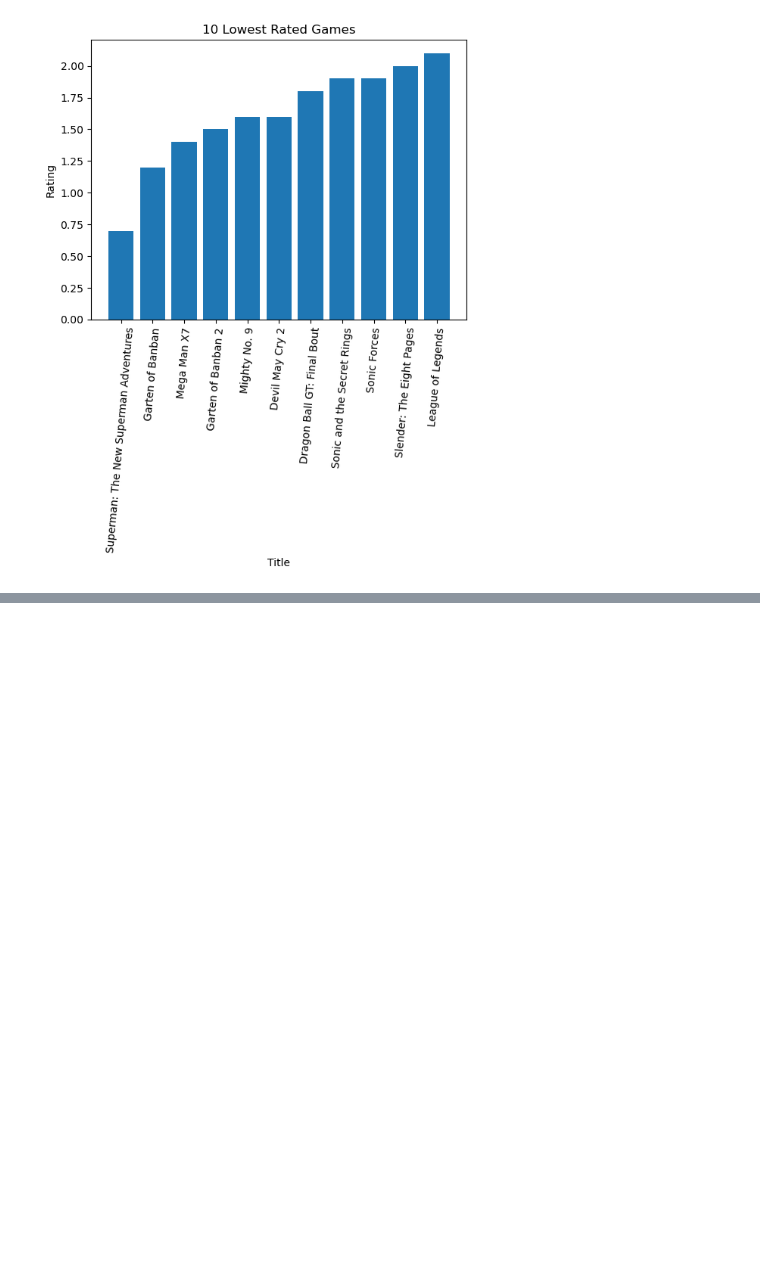
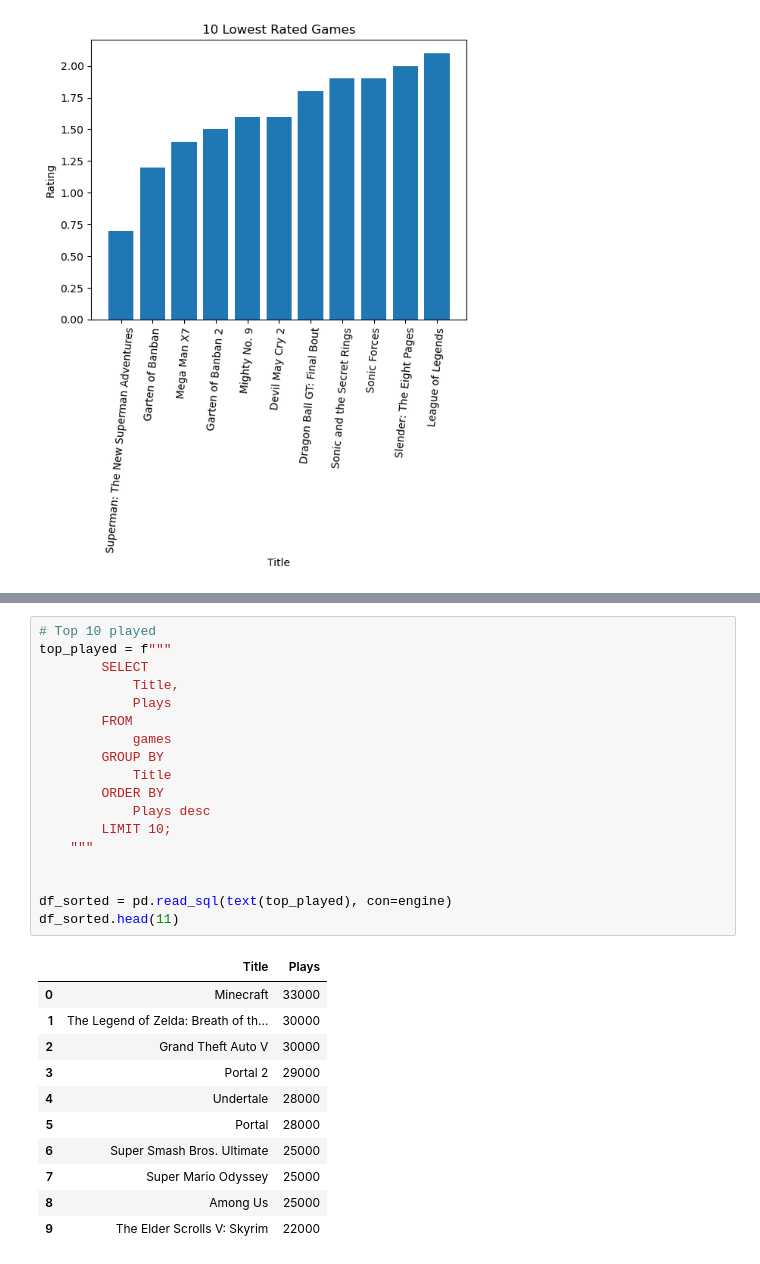
Before and after one commit to sphilli/Project3_Group3, a Jupyter notebook: Emmanuel_work/EDA/games.ipynb, the cells around one changed output, grey strips where cells are left out. Cells and saved outputs as stored; diff of their text form; blank space fills up the shorter version.

```diff
--- a/Emmanuel_work/EDA/games.ipynb
+++ b/Emmanuel_work/EDA/games.ipynb
@@ -385,0 +387,30 @@ print(query1)
+# %%
+# Top 10 played
+top_played = f"""
+        SELECT
+            Title,
+            Plays
+        FROM
+            games
+        GROUP BY
+            Title
+        ORDER BY
+            Plays desc
+        LIMIT 10;
+    """
+
+
+df_sorted = pd.read_sql(text(top_played), con=engine)
+df_sorted.head(11)
+# %% [output]
+|  | Title | Plays |
+| 0 | Minecraft | 33000 |
+| 1 | The Legend of Zelda: Breath of th... | 30000 |
+| 2 | Grand Theft Auto V | 30000 |
+| 3 | Portal 2 | 29000 |
+| 4 | Undertale | 28000 |
+| 5 | Portal | 28000 |
+| 6 | Super Smash Bros. Ultimate | 25000 |
+| 7 | Super Mario Odyssey | 25000 |
+| 8 | Among Us | 25000 |
+| 9 | The Elder Scrolls V: Skyrim | 22000 |
```
Also changed, not shown: parts of 4 cells of this notebook, 8 other files.
